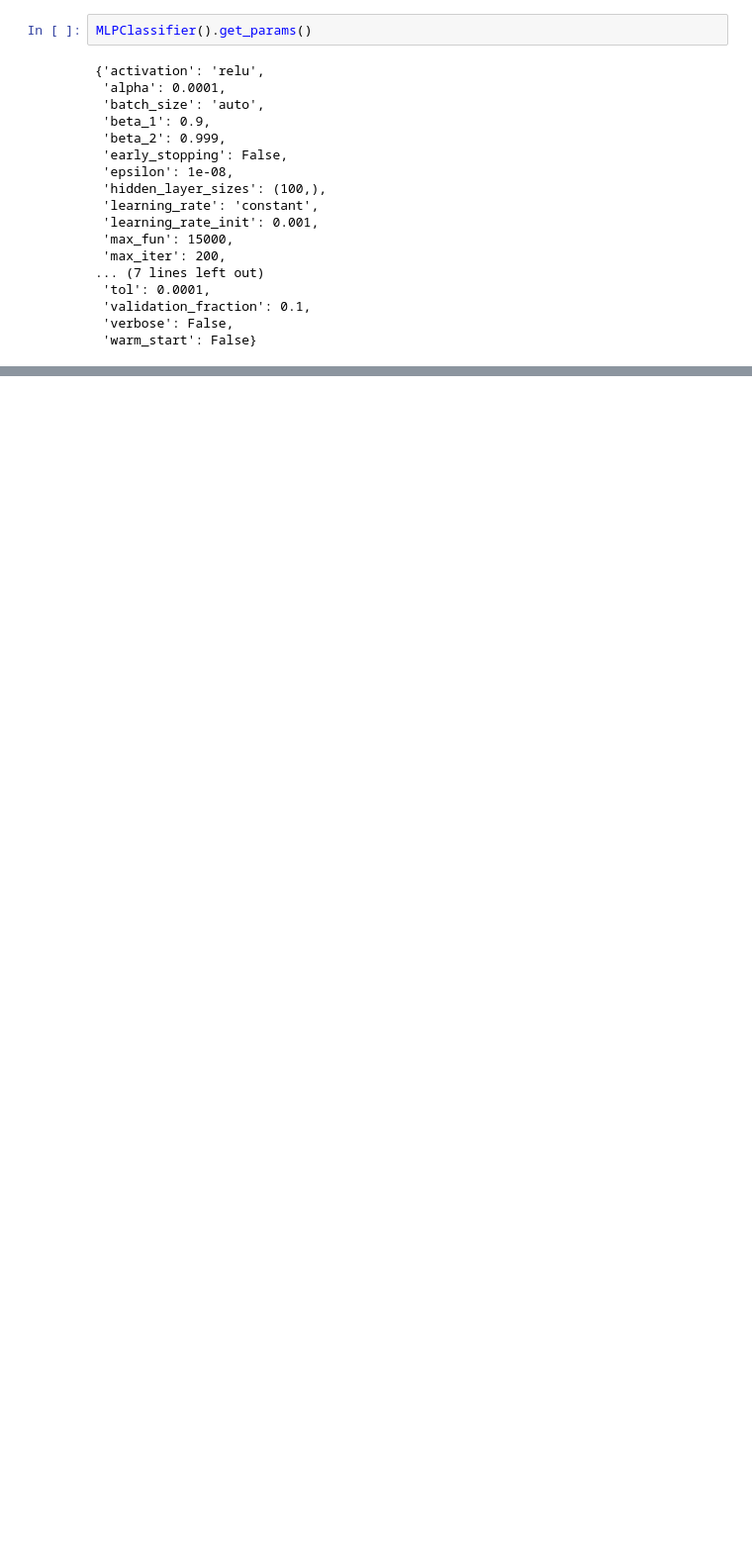
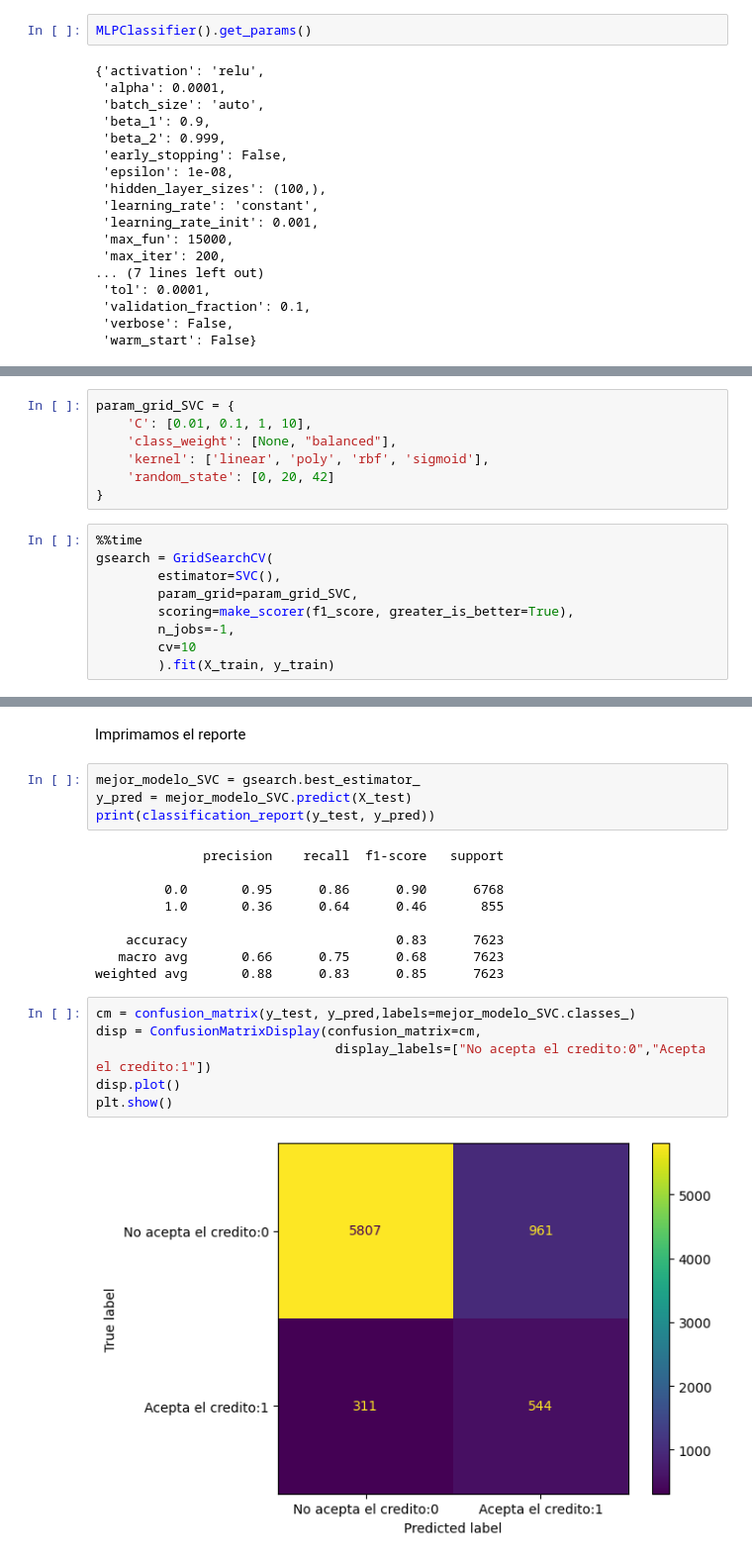
Before and after one commit to Leomorya/-MLDS6project, a Jupyter notebook: scripts/training/modelos_prueba.ipynb, the cells around one changed output, grey strips where cells are left out. Shown at 99% size. Cells and saved outputs as stored; diff of their text form; blank space fills up the shorter version.

```diff
--- a/scripts/training/modelos_prueba.ipynb
+++ b/scripts/training/modelos_prueba.ipynb
@@ -283,0 +357,16 @@ gsearch = GridSearchCV(
+# %%
+param_grid_SVC = {
+    'C': [0.01, 0.1, 1, 10],
+    'class_weight': [None, "balanced"],
+    'kernel': ['linear', 'poly', 'rbf', 'sigmoid'],
+    'random_state': [0, 20, 42]
+}
+# %%
+%%time
+gsearch = GridSearchCV(
+        estimator=SVC(),
+        param_grid=param_grid_SVC,
+        scoring=make_scorer(f1_score, greater_is_better=True),
+        n_jobs=-1,
+        cv=10
+        ).fit(X_train, y_train)
@@ -283,0 +382,23 @@ gsearch = GridSearchCV(
+# %% [markdown]
+Imprimamos el reporte
+# %%
+mejor_modelo_SVC = gsearch.best_estimator_
+y_pred = mejor_modelo_SVC.predict(X_test)
+print(classification_report(y_test, y_pred))
+# %% [output]
+              precision    recall  f1-score   support
+
+         0.0       0.95      0.86      0.90      6768
+         1.0       0.36      0.64      0.46       855
+
+    accuracy                           0.83      7623
+   macro avg       0.66      0.75      0.68      7623
+weighted avg       0.88      0.83      0.85      7623
+# %%
+cm = confusion_matrix(y_test, y_pred,labels=mejor_modelo_SVC.classes_)
+disp = ConfusionMatrixDisplay(confusion_matrix=cm,
+                               display_labels=["No acepta el credito:0","Acepta el credito:1"])
+disp.plot()
+plt.show()
+# %% [output]
+[figure, added]
```
Also changed, not shown: parts of 24 cells of this notebook, 2 other files.
